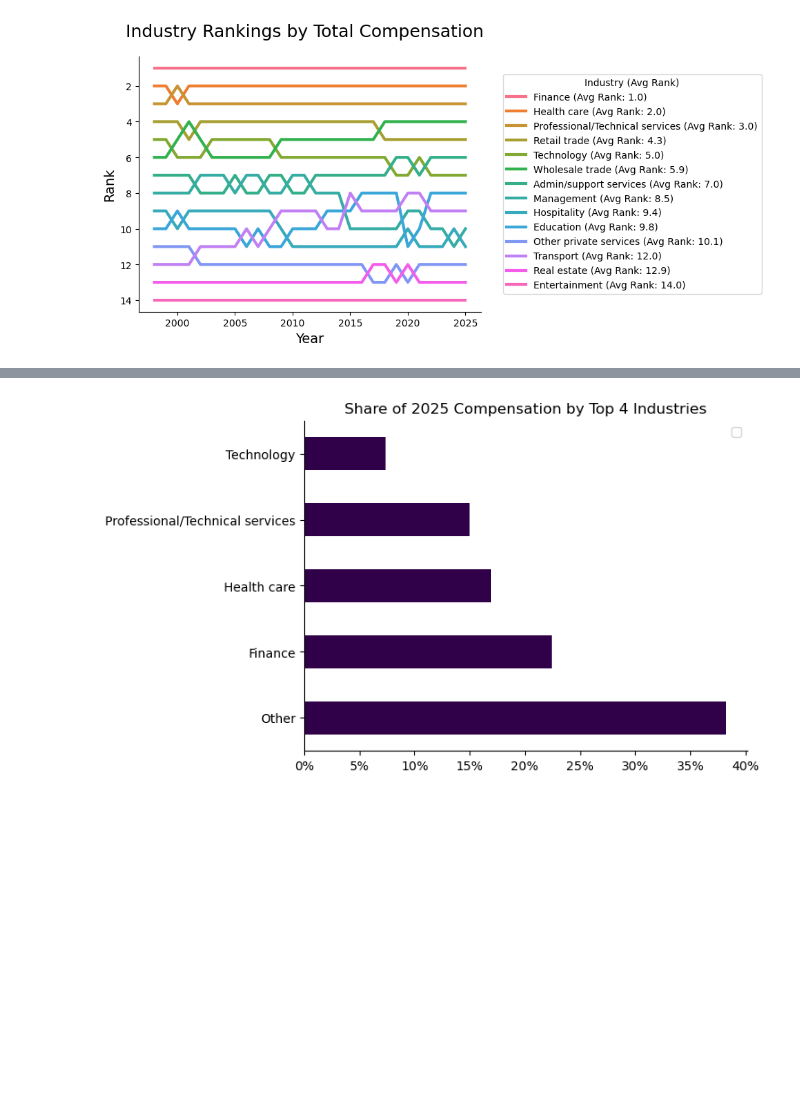
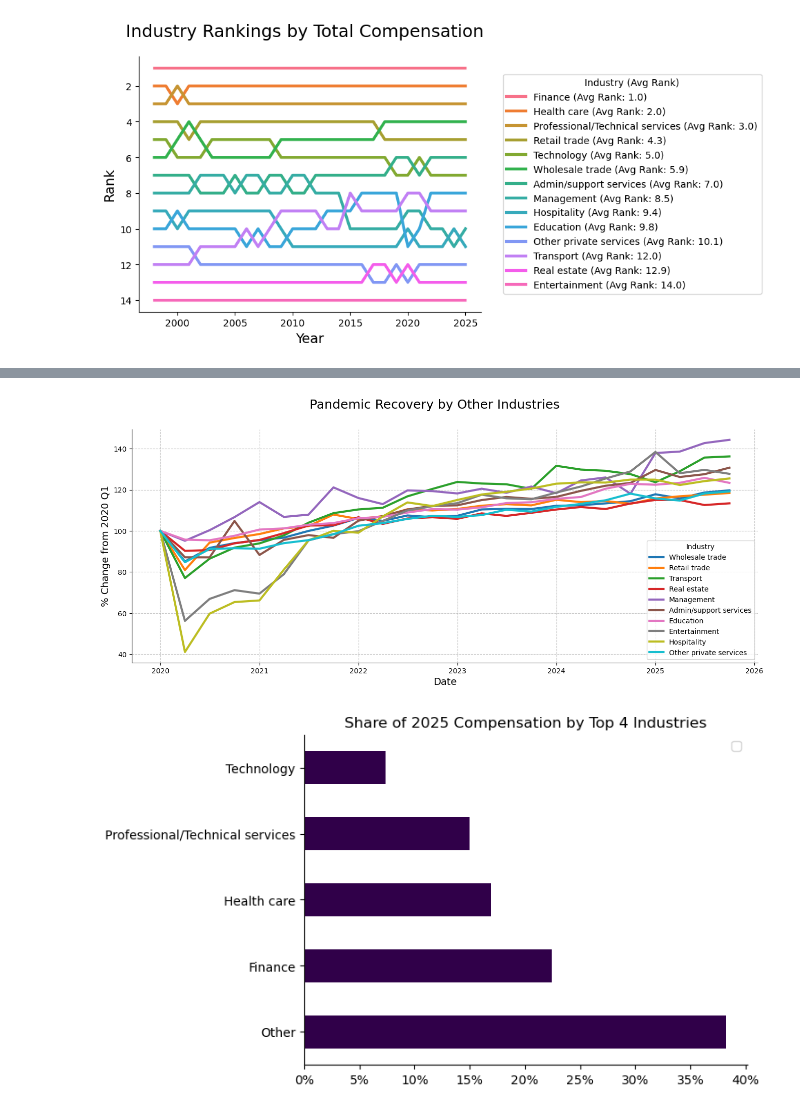
Before and after one commit to kpmccorm/test_may2026, a Jupyter notebook: final_proj.ipynb, the cells around one changed output, grey strips where cells are left out. Saved outputs shown, nothing was run; the diff lists cells and outputs as text; code cells hidden in the pictures; blank space fills up the shorter version.

```diff
--- a/final_proj.ipynb
+++ b/final_proj.ipynb
@@ -298,3 +351,30 @@ plt.show();
+# %%
+plot_df = df.loc[(df['period'] >= pd.Timestamp(date(2020,1,1))) &
+                  (df['industry_group']=='Other')]
+reference_date = pd.Timestamp('2020-01-01')
+
+precovid = (plot_df.loc[plot_df['period']==reference_date,
+                       ['industry','compensation']]
+                       .rename(columns={'compensation':'precovid'})
+            )
+plot_df = plot_df.merge(precovid,on='industry',how='left')
+plot_df['change'] = np.round((plot_df['compensation'] / plot_df['precovid'])*100,2)
+
+plt.figure(figsize=(16,6))
+
+sns.lineplot(data=plot_df,
+             x=plot_df['period'],
+             y='change',
+             estimator='sum',
+             hue='industry')
+plt.suptitle('Pandemic Recovery by Other Industries')
+plt.grid()
+plt.ylabel('% Change from 2020 Q1')
+plt.xlabel('Date')
+plt.legend(title='Industry')
+plt.show();
+# %% [output]
+[figure, added]
 # %%
 df2025 = (df
           .loc[df['period'].dt.year == 2025,
```
Also changed, not shown: parts of 33 cells of this notebook.
